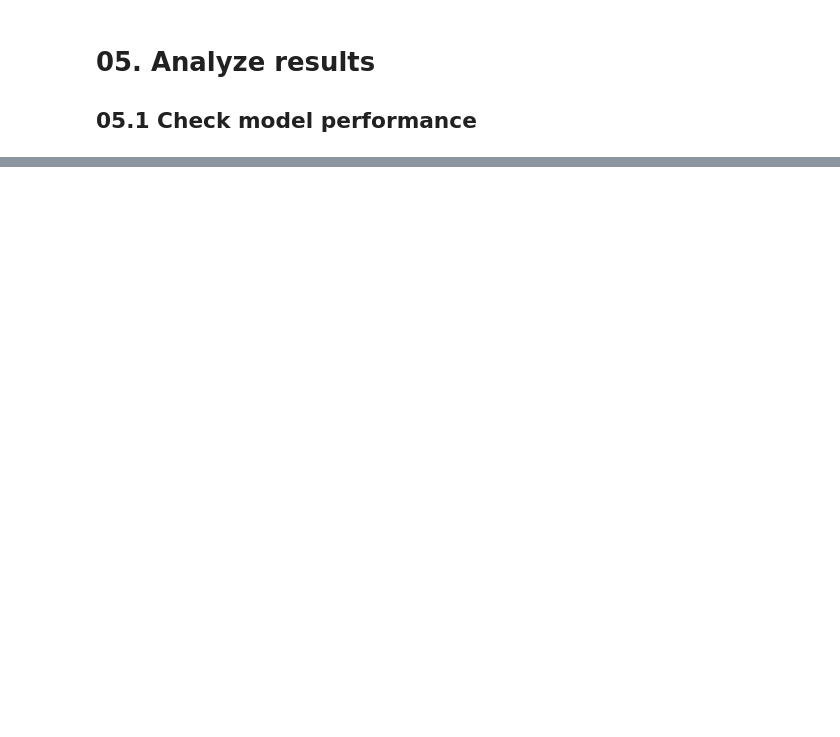
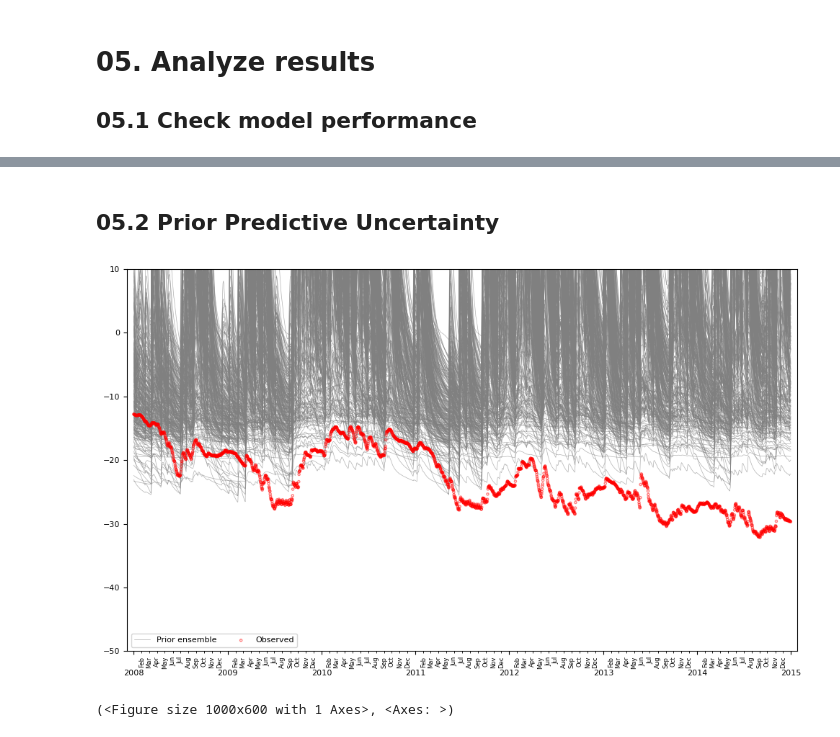
Before and after one commit to himmatbasnet84-stack/SWAT-MODFLOW, a Jupyter notebook: workflows/uncertainty_analysis/01_pp_prior_run.ipynb, the cells around one changed output, grey strips where cells are left out. Cells and saved outputs as stored; diff of their text form; code cells hidden in the pictures; blank space fills up the shorter version.

```diff
--- a/workflows/uncertainty_analysis/01_pp_prior_run.ipynb
+++ b/workflows/uncertainty_analysis/01_pp_prior_run.ipynb
@@ -26,7 +26,7 @@ os.chdir(main_opt_path)
 # 02. Create prior pst
 # %%
 # create prior pst based on reweigted control file
-pst = pyemu.Pst('koki_zon_rw.pst')
+pst = pyemu.Pst('mb_pp_rw.pst')
 # %%
 # set prior UA
 pst.pestpp_options['ies_drop_conflicts'] = True
@@ -52,7 +52,7 @@ os.getcwd()
 num_workers = psutil.cpu_count(logical=False)
 # %%
 # name for prior ua directory
-m_d = os.path.join(os.getcwd(), "koki_zon_rw_prior")
+m_d = os.path.join(prj_dir, "mb_pp_rw_prior")
 # %% [markdown]
 ## 04.2 Execute
 # %%
@@ -67,12 +69,8 @@ pyemu.os_utils.start_workers(main_opt_path, # the folder which contains the "tem
 # %% [markdown]
 # 05. Analyze results
 ## 05.1 Check model performance
-# %%
-pst = pyemu.Pst(os.path.join(m_d,'mb_zon_rw_ies.pst')) # load control file
 # %%
 # load prior simulation
 pr_oe = pyemu.ObservationEnsemble.from_csv(
-    pst=pst,filename=os.path.join(m_d,"mb_zon_rw_ies.0.obs.csv")
+    pst=pst,filename=os.path.join(m_d,"mb_pp_rw_prior.0.obs.csv")
     )
-# load posterior simulation
-pt_oe = pyemu.ObservationEnsemble.from_csv(pst=pst,filename=os.path.join(m_d,"mb_zon_rw_ies.{0}.obs.csv".format(pst.control_data.noptmax)))
@@ -90,0 +94,2 @@ _ = ax.set_xlabel("$log_{10}\\phi$")
+# %% [markdown]
+## 05.2 Prior Predictive Uncertainty
@@ -90,0 +98,5 @@ _ = ax.set_xlabel("$log_{10}\\phi$")
+# %%
+analyzer.ua.plot_tseries_ensemble(pst, 'gid5163', pr_oe=pr_oe, height=6, dot=False, ymin=-50, ymax=10, show=True)
+# %% [output]
+[figure, added]
+(<Figure size 1000x600 with 1 Axes>, <Axes: >)
```
Also changed, not shown: parts of 21 cells of this notebook, 3 other files.
